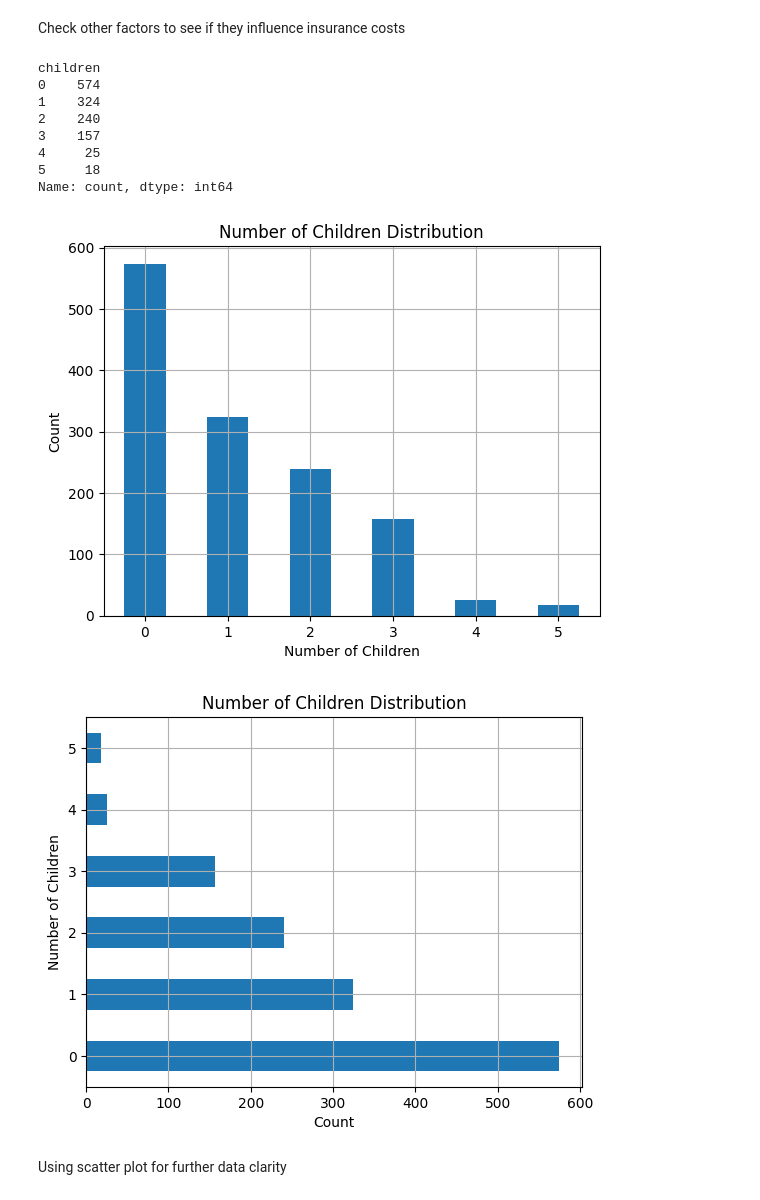
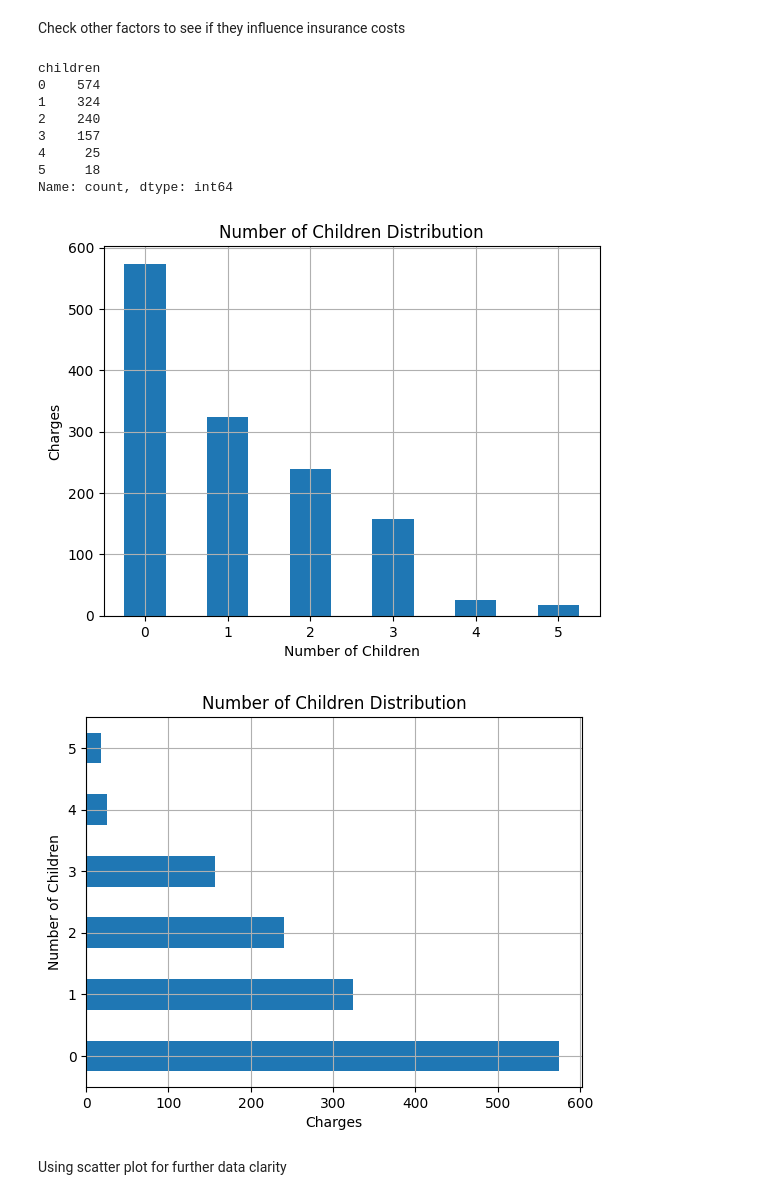
Before and after one commit to Khoi412/Hackathon1_Healthcare_Insurance_Cost_Analysis, a Jupyter notebook: jupyter_notebooks/Healthcare_insurance.ipynb, the cells around one changed output. Drawn from its saved outputs; the diff is of its cells as text; code cells hidden in the pictures.

```diff
--- a/jupyter_notebooks/Healthcare_insurance.ipynb
+++ b/jupyter_notebooks/Healthcare_insurance.ipynb
@@ -252,37 +252,37 @@ Check other factors to see if they influence insurance costs
 # %%
 
 # Does children affect insurance costs?
 
 ## List unique values
 print(df_insurance['children'].value_counts())
 
 # Visualise the data in a bar plot to better understand.
 df_insurance['children'].value_counts().plot.bar()
 plt.title('Number of Children Distribution')
 plt.xlabel('Number of Children')
-plt.ylabel('Count')
+plt.ylabel('Charges')
 plt.xticks(rotation=0)
 plt.grid(True)
 plt.show()
 
 # Show in barh plot
 df_insurance['children'].value_counts().plot.barh()
 plt.title('Number of Children Distribution')
-plt.xlabel('Count')
+plt.xlabel('Charges')
 plt.ylabel('Number of Children')
 plt.grid(True)
 plt.show()
 # %% [output]
 children
 0    574
 1    324
 2    240
 3    157
 4     25
 5     18
 Name: count, dtype: int64
-[figure, old version]
+[figure, new version]
-[figure, old version]
+[figure, new version]
 # %% [markdown]
 Using scatter plot for further data clarity
 # %%
```
Also changed, not shown: 1 other file.
